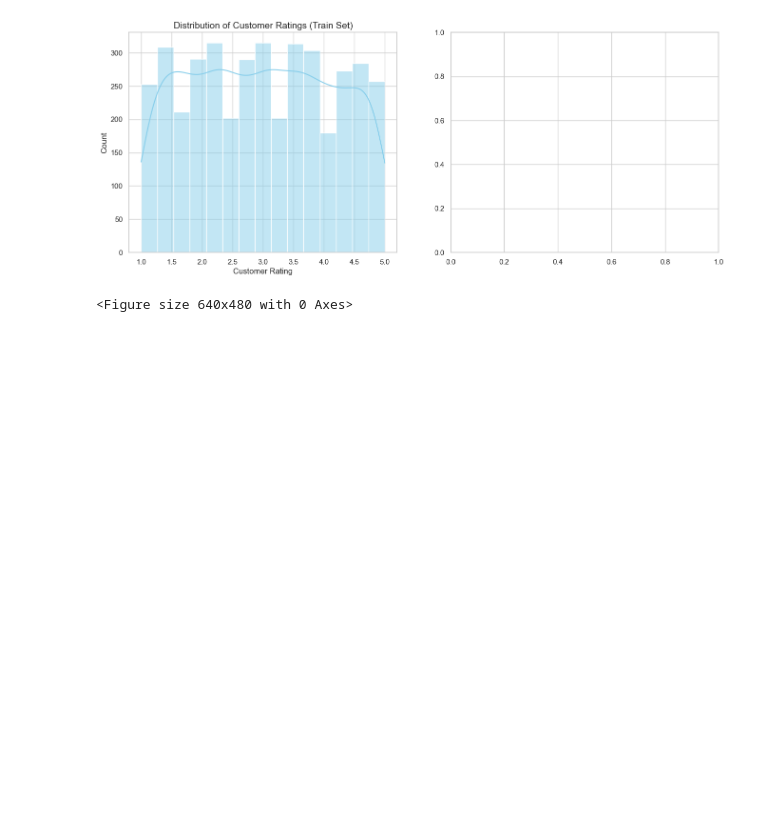
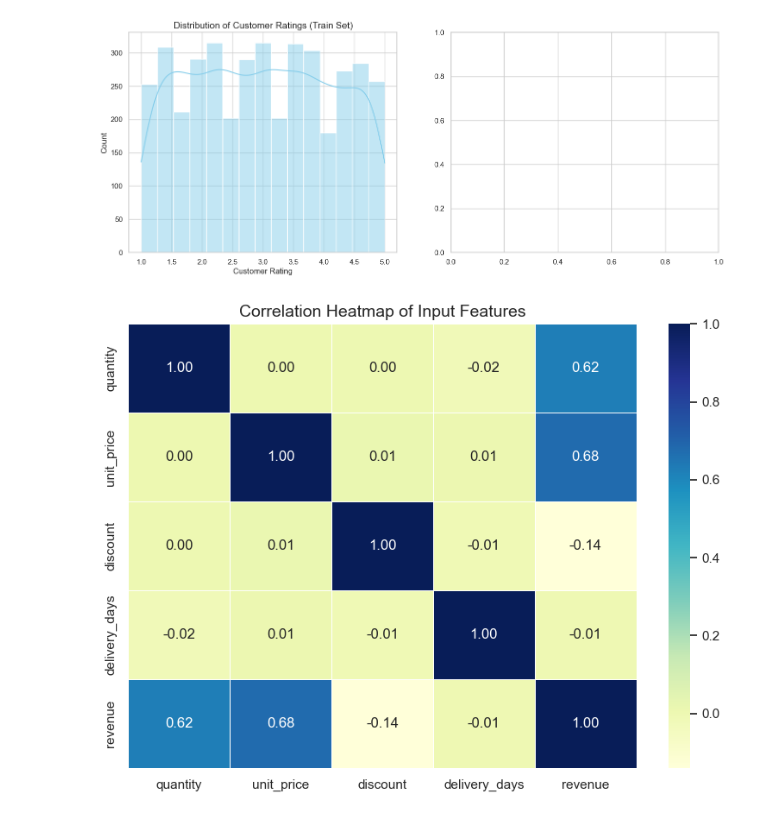
Before and after one commit to ManamiMayoki/Titanic, a Jupyter notebook: my_ecommerce_project/notebooks/sales_modeling.ipynb, the cells around one changed output. Saved outputs shown, nothing was run; the diff lists cells and outputs as text; code cells hidden in the pictures; blank space fills up the shorter version.

```diff
--- a/my_ecommerce_project/notebooks/sales_modeling.ipynb
+++ b/my_ecommerce_project/notebooks/sales_modeling.ipynb
@@ -210,13 +210,17 @@ Text(0, 0.5, 'Count')
 # %%
 # Plot 2: Correlation Matrix Heatmap of Numerical Features in X_train
 # Why: To see which numeric variables share linear relationships
-numeric_cols=['quantity','unit_price','discount','delivery_days','revenue']
-correlation_matrix=X_train[numeric_cols].corr()
-sns.heatmap(correlation_matrix,annot=True,cmap='YlGnBu',fmt=".2f",linewidths=0.5,ax=axes[1])
-axes[1].set_title('Correlation Heatmap of Input Features',fontsize=14)
+numeric_cols = ['quantity', 'unit_price', 'discount', 'delivery_days', 'revenue']
+correlation_matrix = X_train[numeric_cols].corr()
 
-# Render and fit the plots elegantly
+# Set the figure size explicitly for this single plot
+plt.figure(figsize=(8, 6))
+
+# Plot without defining an 'ax' parameter (it automatically targets the figure above)
+sns.heatmap(correlation_matrix, annot=True, cmap='YlGnBu', fmt=".2f", linewidths=0.5)
+
+plt.title('Correlation Heatmap of Input Features', fontsize=14)
 plt.tight_layout()
 plt.show()
 # %% [output]
-<Figure size 640x480 with 0 Axes>
+[figure, added]
```
